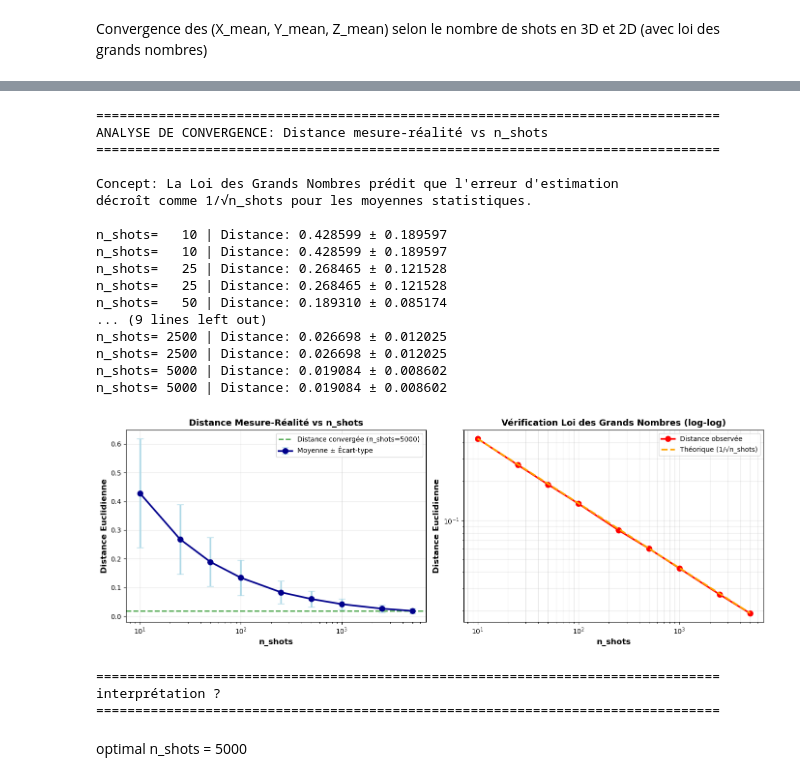
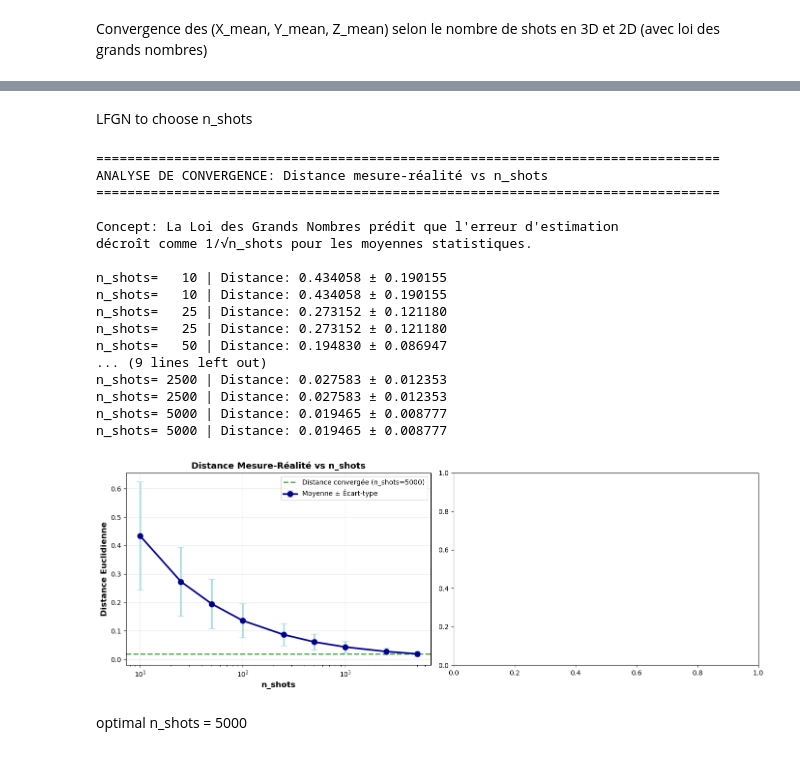
Before and after one commit to TonyPansera/Quantum-state-tomography, a Jupyter notebook: model_ML/test_classification.ipynb, the cells around one changed output, grey strips where cells are left out. Cells and saved outputs as stored; diff of their text form; code cells hidden in the pictures.

```diff
--- a/model_ML/test_classification.ipynb
+++ b/model_ML/test_classification.ipynb
@@ -409,6 +411,8 @@ INTERPRÉTATION:
 • Avec n_shots élevé: mesures plus précises, distribution plus concentrée
 # %%
 # affichage des mesures (X_real, Y_real, Z_real) sur la sphère de Bloch
+# %% [markdown]
+LFGN to choose n_shots
 # %%
 # Convergence de la distance entre état mesuré et état réel selon n_shots
 # Application de la Loi des Grands Nombres
@@ -427,7 +431,7 @@ for n_shots in n_shots_values:
     df_temp, X_temp, y_temp = build_purity_classification_dataset(
         n_shots=n_shots,
         n_states_total=5000,
-        mixed_proportion=0.3
+        mixed_proportion=0.5
     )
 
     # Calculer la distance Euclidienne entre (X_mean, Y_mean, Z_mean) et (X_real, Y_real, Z_real)
@@ -470,70 +474,46 @@ ax1.set_xscale('log')
 ax1.grid(True, alpha=0.3)
 ax1.legend(fontsize=10)
 
-# Graphique 2: Log-log pour vérifier la loi 1/√n_shots
-ax2 = axes[1]
-ax2.loglog(distance_df['n_shots'], distance_df['mean_distance'],
-           'o-', linewidth=2.5, markersize=8, color='red', label='Distance observée')
-
-# Courbe théorique 1/√n_shots
-theoretical_distance = distance_df['mean_distance'].iloc[0] * np.sqrt(distance_df['n_shots'].iloc[0]) / np.sqrt(distance_df['n_shots'])
-ax2.loglog(distance_df['n_shots'], theoretical_distance,
-           '--', linewidth=2.5, color='orange', label='Théorique (1/√n_shots)')
-
-ax2.set_xlabel('n_shots', fontsize=12, fontweight='bold')
-ax2.set_ylabel('Distance Euclidienne', fontsize=12, fontweight='bold')
-ax2.set_title('Vérification Loi des Grands Nombres (log-log)', fontsize=13, fontweight='bold')
-ax2.grid(True, alpha=0.3, which='both')
-ax2.legend(fontsize=10)
-
 plt.tight_layout()
 plt.show()
-
-# Analyse détaillée et recommandation
-print("\n" + "="*80)
-print("interprétation ?")
-print("="*80)
 
 # Trouver le point d'inflexion (diminution < 10%)
 distances = distance_df['mean_distance'].values
 initial_distance = distances[0]
 
 for i in range(1, len(distances)):
     reduction = (initial_distance - distances[i]) / initial_distance * 100
     if i > 1:
         prev_reduction = (initial_distance - distances[i-1]) / initial_distance * 100
         improvement = reduction - prev_reduction
         if improvement < 5:  # Amélioration inférieure à 5%
             optimal_idx = i - 1
             break
 else:
     optimal_idx = len(distance_df) - 1
 
 optimal_n_shots = distance_df.loc[optimal_idx, 'n_shots']
 optimal_distance = distance_df.loc[optimal_idx, 'mean_distance']
 optimal_reduction = (initial_distance - optimal_distance) / initial_distance * 100
 # %% [output]
 ================================================================================
 ANALYSE DE CONVERGENCE: Distance mesure-réalité vs n_shots
 ================================================================================
 
 Concept: La Loi des Grands Nombres prédit que l'erreur d'estimation
 décroît comme 1/√n_shots pour les moyennes statistiques.
 
-n_shots=   10 | Distance: 0.428599 ± 0.189597
-n_shots=   10 | Distance: 0.428599 ± 0.189597
-n_shots=   25 | Distance: 0.268465 ± 0.121528
-n_shots=   25 | Distance: 0.268465 ± 0.121528
-n_shots=   50 | Distance: 0.189310 ± 0.085174
+n_shots=   10 | Distance: 0.434058 ± 0.190155
+n_shots=   10 | Distance: 0.434058 ± 0.190155
+n_shots=   25 | Distance: 0.273152 ± 0.121180
+n_shots=   25 | Distance: 0.273152 ± 0.121180
+n_shots=   50 | Distance: 0.194830 ± 0.086947
 ... (9 lines left out)
-n_shots= 2500 | Distance: 0.026698 ± 0.012025
-n_shots= 2500 | Distance: 0.026698 ± 0.012025
-n_shots= 5000 | Distance: 0.019084 ± 0.008602
-n_shots= 5000 | Distance: 0.019084 ± 0.008602
+n_shots= 2500 | Distance: 0.027583 ± 0.012353
+n_shots= 2500 | Distance: 0.027583 ± 0.012353
+n_shots= 5000 | Distance: 0.019465 ± 0.008777
+n_shots= 5000 | Distance: 0.019465 ± 0.008777
-[figure, old version]
+[figure, new version]
-================================================================================
-interprétation ?
-================================================================================
 # %% [markdown]
 optimal n_shots = 5000
 # %%
```
Also changed, not shown: parts of 21 cells of this notebook, 2 other files.
